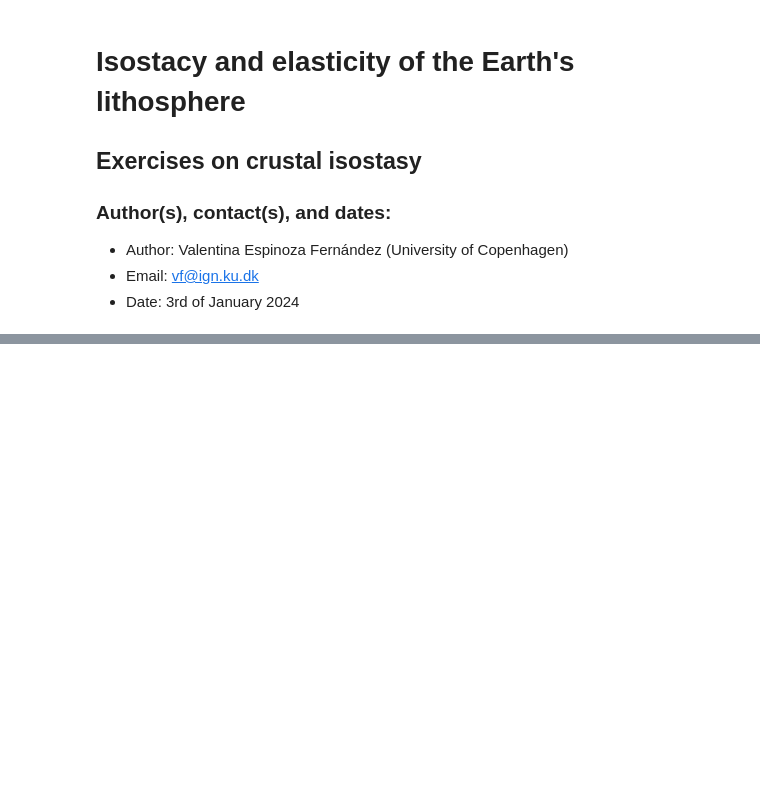
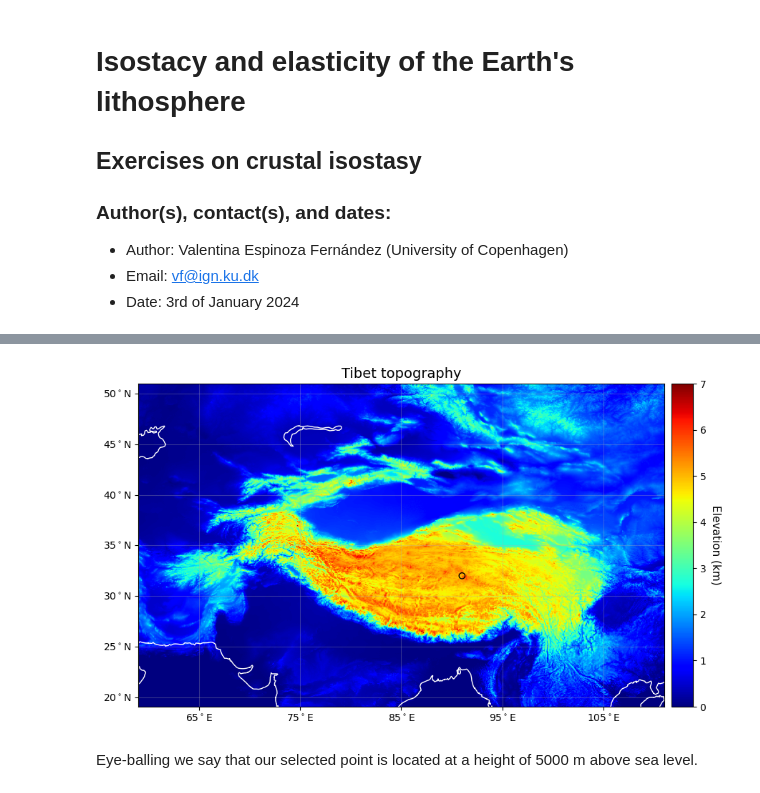
Before and after one commit to ValeEspinozaF/GeodynamicsTeaching-KU2024, a Jupyter notebook: EX2_ISOSTACY.ipynb, the cells around one changed output, grey strips where cells are left out. Drawn from its saved outputs; the diff is of its cells as text; code cells hidden in the pictures; blank space fills up the shorter version.

```diff
--- a/EX2_ISOSTACY.ipynb
+++ b/EX2_ISOSTACY.ipynb
@@ -53,0 +91,7 @@ add_coastlines(fig, ax)
+# %%
+ax1.scatter(x=91, y=32, facecolor='none', edgecolor='black')
+fig1
+# %% [output]
+[figure, added]
+# %% [markdown]
+Eye-balling we say that our selected point is located at a height of 5000 m above sea level.
```
Also changed, not shown: parts of 21 cells of this notebook, 5 other files.
